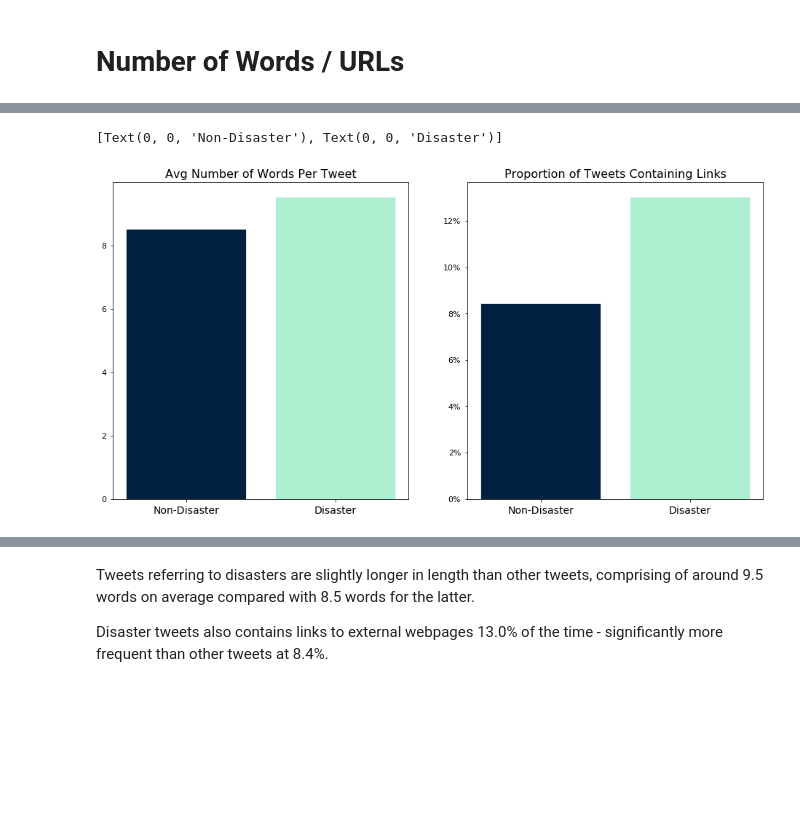
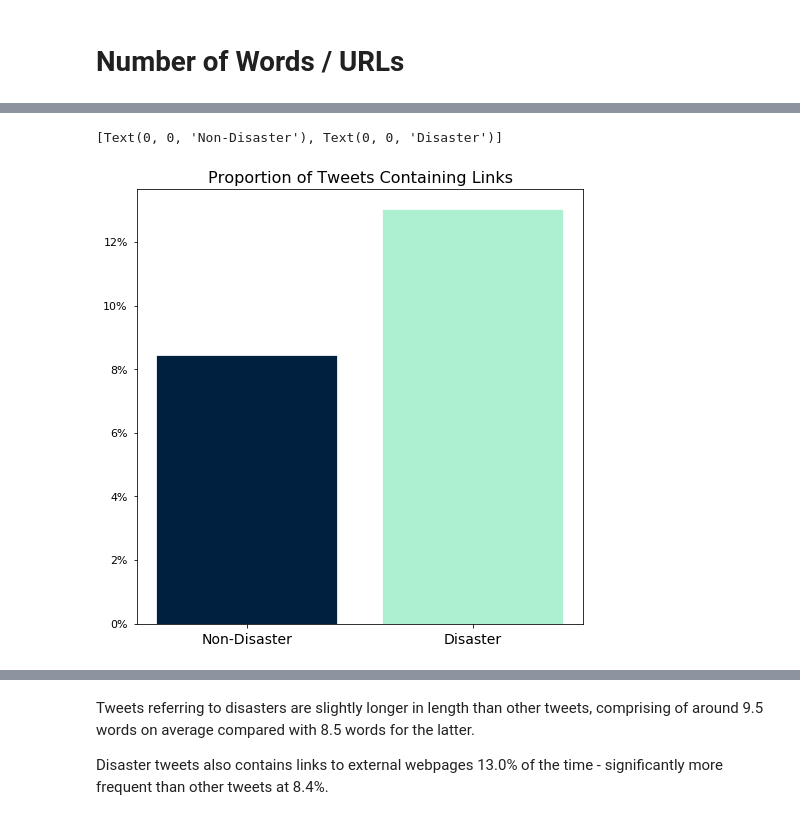
Before and after one commit to vegarab/aml-twitter-fakeornot, a Jupyter notebook: Notebooks/quantitative-stats.ipynb, the cells around one changed output, grey strips where cells are left out. Drawn from its saved outputs; the diff is of its cells as text; code cells hidden in the pictures; blank space fills up the shorter version.

```diff
--- a/Notebooks/quantitative-stats.ipynb
+++ b/Notebooks/quantitative-stats.ipynb
@@ -138,29 +163,16 @@ summary = df.groupby('y').mean()
 # %%
-fig5, ax = plt.subplots(1,2, figsize=(16,8))
-
-barlist = ax[0].bar(summary.index, summary['Num Words'].values)
+fig5, ax = plt.subplots(figsize=(8,8))
+barlist = ax.bar(summary.index, summary['Contains URL'].values)
 barlist[0].set_color(COLOR_0)
 barlist[1].set_color(COLOR_1)
+ax.get_yaxis().set_major_formatter(
+    FuncFormatter(lambda x, p: format(f'{int(100*x)}%')))
+ax.set_title('Proportion of Tweets Containing Links', fontsize=TITLE_SIZE)
 
-ax[0].set_title('Avg Number of Words Per Tweet', fontsize=TITLE_SIZE)
+ax.tick_params(labelsize=TICK_SIZE)
 
-ax[0].tick_params(labelsize=TICK_SIZE)
-
-ax[0].set_xticks([0,1])
-ax[0].set_xticklabels(['Non-Disaster', 'Disaster'], fontsize=SUBTITLE_SIZE)
-
-
-barlist = ax[1].bar(summary.index, summary['Contains URL'].values)
-barlist[0].set_color(COLOR_0)
-barlist[1].set_color(COLOR_1)
-ax[1].get_yaxis().set_major_formatter(
-    FuncFormatter(lambda x, p: format(f'{int(100*x)}%')))
-ax[1].set_title('Proportion of Tweets Containing Links', fontsize=TITLE_SIZE)
-
-ax[1].tick_params(labelsize=TICK_SIZE)
-
-ax[1].set_xticks([0,1])
-ax[1].set_xticklabels(['Non-Disaster', 'Disaster'], fontsize=SUBTITLE_SIZE)
+ax.set_xticks([0,1])
+ax.set_xticklabels(['Non-Disaster', 'Disaster'], fontsize=SUBTITLE_SIZE)
 # %% [output]
 [Text(0, 0, 'Non-Disaster'), Text(0, 0, 'Disaster')]
-[figure, old version]
+[figure, new version]
```
Also changed, not shown: parts of 15 cells of this notebook, 9 other files.
